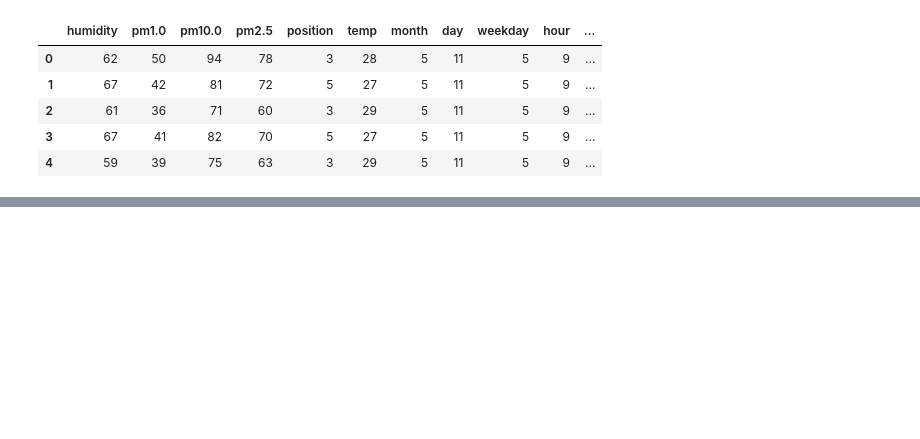
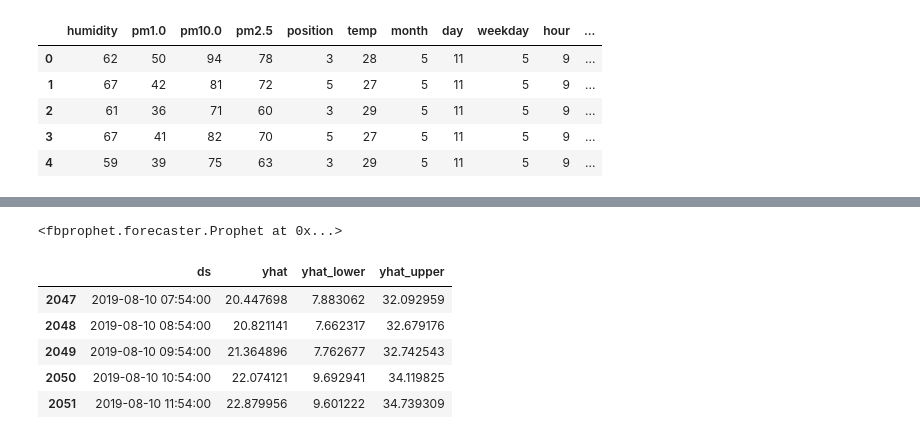
Before and after one commit to kevin110604/pm2.5_training, a Jupyter notebook: pm2.5_training_notebook.ipynb, the cells around one changed output, grey strips where cells are left out. Cells and saved outputs as stored; diff of their text form; code cells hidden in the pictures; blank space fills up the shorter version.

```diff
--- a/pm2.5_training_notebook.ipynb
+++ b/pm2.5_training_notebook.ipynb
@@ -590,0 +664,6 @@ test_y = test_df[['pm2.5_next']]
+# %%
+# Fit the model
+m = Prophet(yearly_seasonality=False)
+m.fit(train_prophet)
+# %% [output]
+<fbprophet.forecaster.Prophet at 0x...>
@@ -590,0 +676,9 @@ test_y = test_df[['pm2.5_next']]
+# %%
+forecast[['ds', 'yhat', 'yhat_lower', 'yhat_upper']].tail()
+# %% [output]
+|  | ds | yhat | yhat_lower | yhat_upper |
+| 2047 | 2019-08-10 07:54:00 | 20.447698 | 7.883062 | 32.092959 |
+| 2048 | 2019-08-10 08:54:00 | 20.821141 | 7.662317 | 32.679176 |
+| 2049 | 2019-08-10 09:54:00 | 21.364896 | 7.762677 | 32.742543 |
+| 2050 | 2019-08-10 10:54:00 | 22.074121 | 9.692941 | 34.119825 |
+| 2051 | 2019-08-10 11:54:00 | 22.879956 | 9.601222 | 34.739309 |
```
Also changed, not shown: parts of 34 cells of this notebook.
